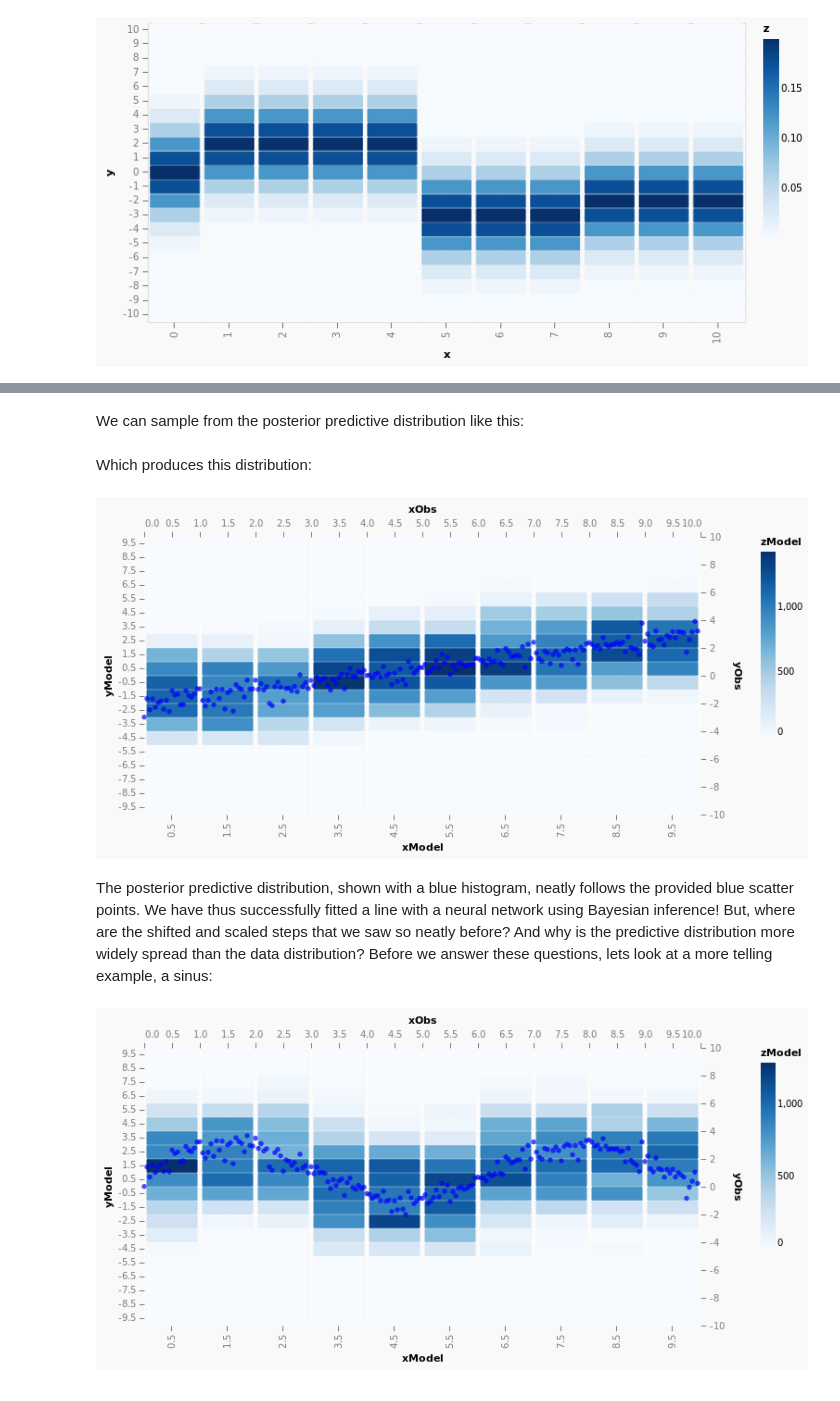
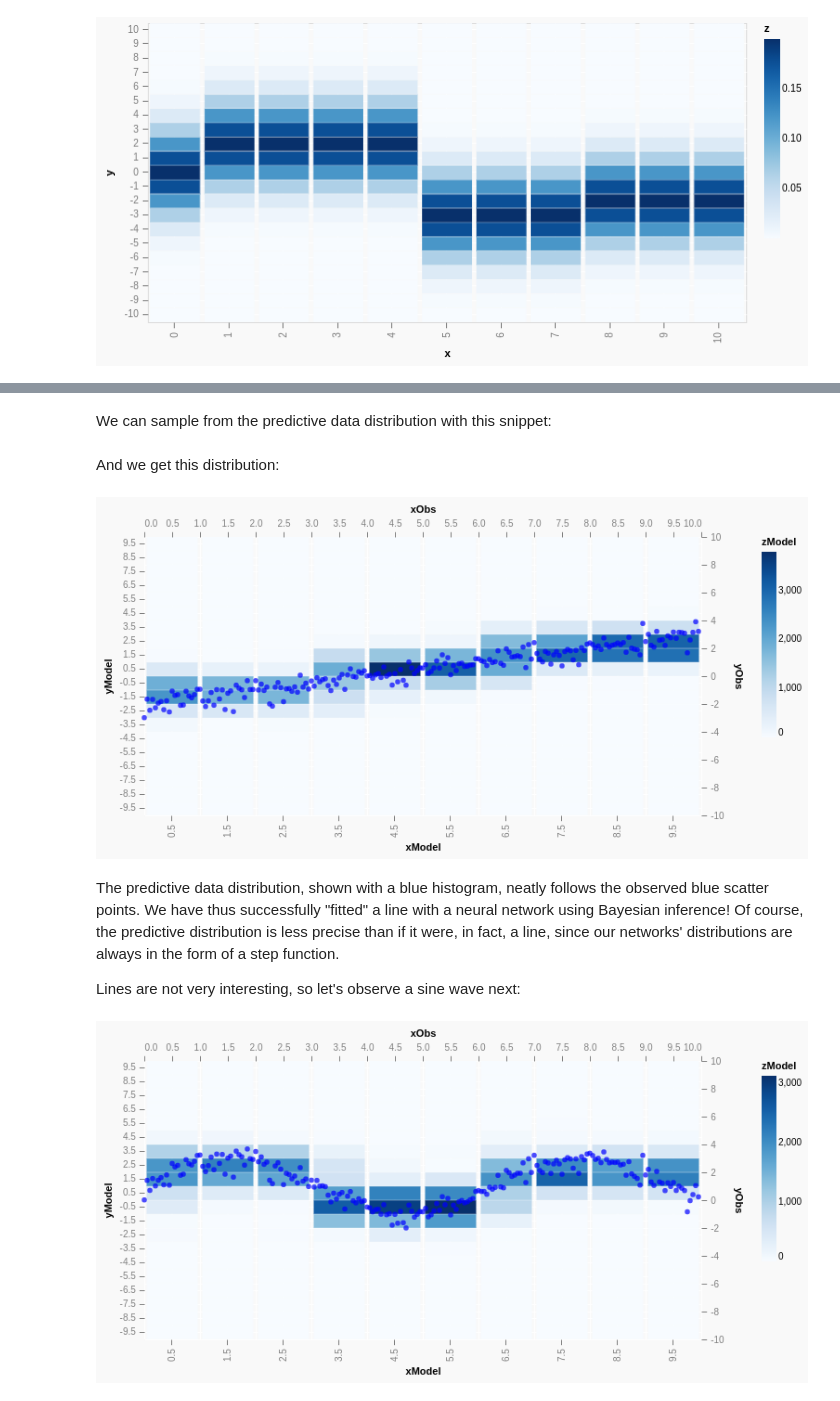
Before and after one commit to tweag/blog-resources, a Jupyter notebook: monad-bayes-series/monad-bayes-3-bayesian-neural-network.ipynb, the cells around one changed output, grey strips where cells are left out. Cells and saved outputs as stored; diff of their text form; code cells hidden in the pictures.

```diff
--- a/monad-bayes-series/monad-bayes-3-bayesian-neural-network.ipynb
+++ b/monad-bayes-series/monad-bayes-3-bayesian-neural-network.ipynb
@@ -248,6 +250,10 @@ for given parameter values, `weights`, `biass` and standard deviation `sigma`, i
 We can, for example, pick a specific neural network:
 # %%
-nn = NN (vector [1, 5, 8]) (vector [2, -5, 1]) 2.0
+nn = NN
+  { biass=vector [1, 5, 8]
+  , weights=vector [2, -5, 1]
+  , sigma=2.0
+  }
 # %% [markdown]
 and then plot the corresponding distribution:
 # %%
@@ -329,5 +344,5 @@ observations = [Data x (0.5 * x - 2 + n) | (x,n) <- zip [0, (10 / nsamples) ..]
 # %% [markdown]
-We can sample from the posterior predictive distribution like this:
+We can sample from the predictive data distribution with this snippet:
 # %%
 nnodes = 3
 mkSampler = prior . mh 60000
@@ -335,9 +352,12 @@ predicted <- sampleIOfixed $ mkSampler $ predDist $ postNN (priorNN nnodes) obse
-# %% [markdown]
-Which produces this distribution:
+# %% [markdown]
+And we get this distribution:
 # %%
-hist = histo2D (0, 10, 10) (-10, 20, 10) ((\(nn, d)-> (xValue d, yValue d)) <$> predicted)
+hist =
+  histo2D (0, 10, 10) (-10, 20, 10)
+    ((\(_, d)-> (xValue d, yValue d)) <$> predicted)
 cents = Vec.toList $ DH.binsCenters $ DH.bins hist
 val = Vec.toList $ DH.histData hist
+
 vlShow $
   plot
     (600, 300)
@@ -352,36 +372,44 @@ vlShow $
         ]
     )
 # %% [output]
-[figure, old version]
+[figure, new version]
 # %% [markdown]
-The posterior predictive distribution, shown with a blue histogram, neatly follows the provided blue scatter points.
-We have thus successfully fitted a line with a neural network using Bayesian inference!
-But, where are the shifted and scaled steps that we saw so neatly before?
-And why is the predictive distribution more widely spread than the data distribution?
-Before we answer these questions, lets look at a more telling example, a sinus:
+The predictive data distribution, shown with a blue histogram, neatly follows the observed blue scatter points.
+We have thus successfully "fitted" a line with a neural network using Bayesian inference!
+Of course, the predictive distribution is less precise than if it were, in fact, a line, since our networks' distributions are always in the form of a step function.
+
+Lines are not very interesting, so let's observe a sine wave next:
 # %%
 nsamples = 200
 noise <- sampleIOfixed $ replicateM nsamples $ normal 0.0 0.5
-observations = take nsamples [Data x (2 * sin x + 1 + n) | (x, n) <- zip [0, (10 / nsamples) ..] noise]
+observations = take nsamples
+  [ Data x (2 * sin x + 1 + n)
+  | (x, n) <- zip [0, (10 / nsamples) ..] noise
+  ]
 
 nnodes = 3
 mkSampler = prior . mh 60000
-predicted <- sampleIOfixed $ mkSampler $ predDist $ postNN (priorNN nnodes) observations
+predicted <-
+  sampleIOfixed $ mkSampler $ predDist $
+  postNN (priorNN nnodes) observations
 
-hist = histo2D (0, 10, 10) (-10, 20, 10) ((\(nn, d) -> (xValue d, yValue d)) <$> predicted)
+hist =
+  histo2D (0, 10, 10) (-10, 20, 10)
+    ((\(nn, d) -> (xValue d, yValue d)) <$> predicted)
 cents = Vec.toList $ DH.binsCenters $ DH.bins hist
 val = Vec.toList $ DH.histData hist
+
 vlShow $
   plot
     (600, 300)
     (L [imagePlot "xModel" "yModel" "zModel", scatterBlue "xObs" "yObs" (0, 10) (-10, 10)])
     ( Cols
         [ ("xModel", VL.Numbers (fst <$> cents)),
           ("yModel", VL.Numbers (snd <$> cents)),
           ("zModel", VL.Numbers val),
           ("xObs", VL.Numbers (xValue <$> observations)),
           ("yObs", VL.Numbers (yValue <$> observations))
         ]
     )
 # %% [output]
-[figure, old version]
+[figure, new version]
```
Also changed, not shown: parts of 46 cells of this notebook, 1 other file.
